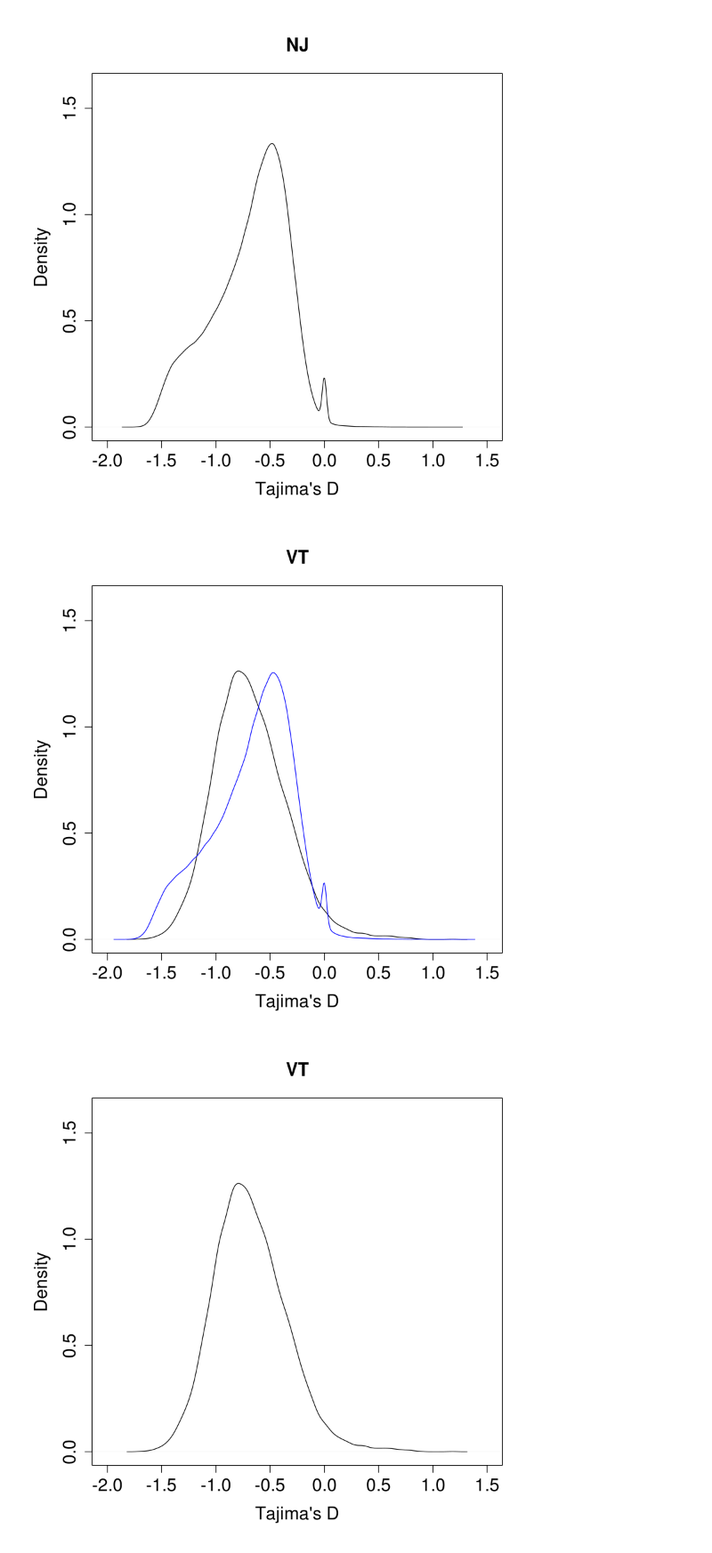
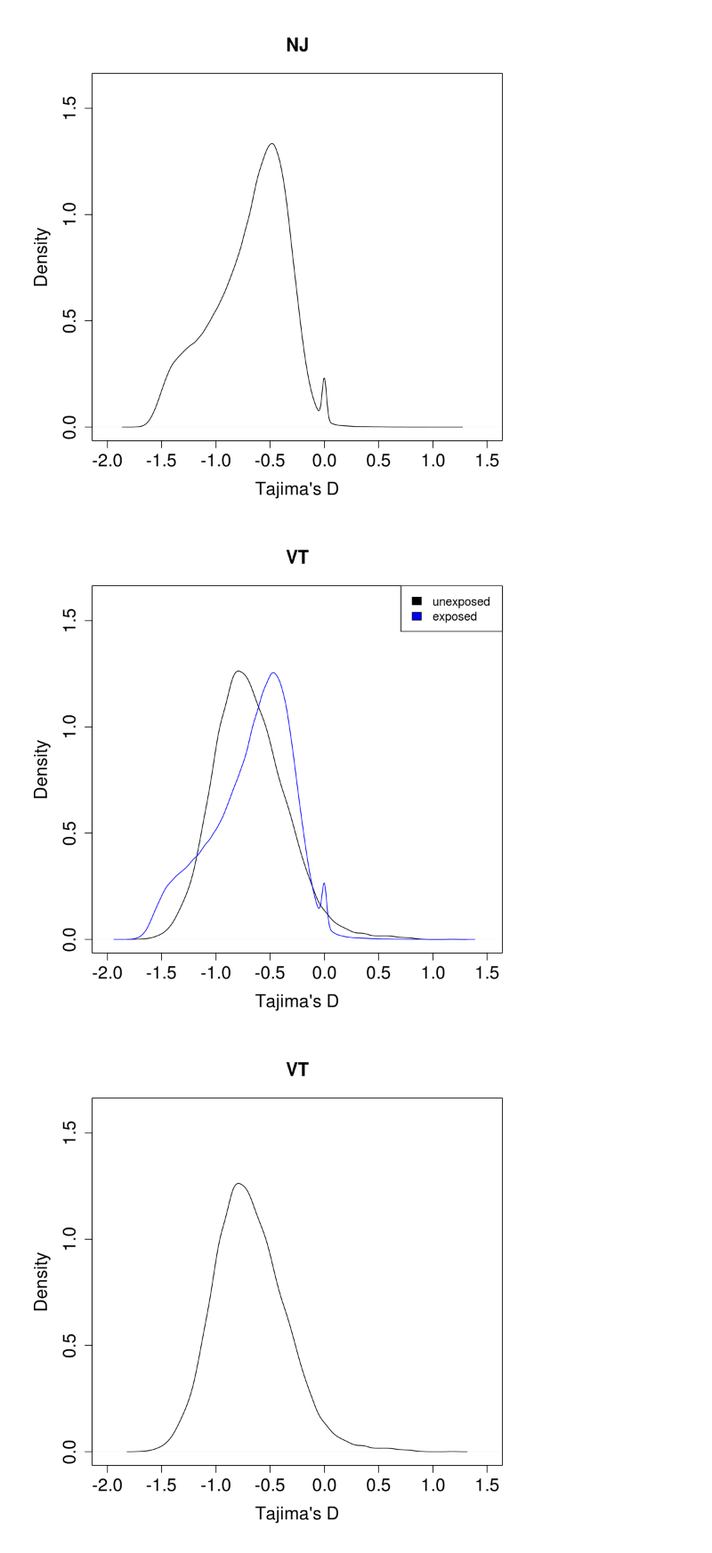
Before and after one commit to sagw/WNS_WGS, a Jupyter notebook: Angsd_all_thetas_graphs.ipynb, the cells around one changed output. Shown at 89% size. Cells and saved outputs as stored; diff of their text form; code cells hidden in the pictures.

```diff
--- a/Angsd_all_thetas_graphs.ipynb
+++ b/Angsd_all_thetas_graphs.ipynb
@@ -80,8 +82,9 @@ plot(density(NJU$D), main="NJ", cex.main=1.5, xlab="Tajima's D", cex.lab=1.5, ce
 # %%
 plot(density(VTU$D), main="VT", cex.main=1.5, xlab="Tajima's D", cex.lab=1.5, cex.axis=1.5, xlim = c(-2,1.5), ylim=c(0,1.6))
 lines(density(VTE$D), col="blue")
+legend("topright", c("unexposed", "exposed"), fill=c("black", "blue"))
 # %% [output]
-[figure, old version]
+[figure, new version]
 # %%
 plot(density(VTU$D), main="VT", cex.main=1.5, xlab="Tajima's D", cex.lab=1.5, cex.axis=1.5, xlim = c(-2,1.5), ylim=c(0,1.6))
 # %% [output]
```
Also changed, not shown: parts of 4 cells of this notebook, 2 other files.
